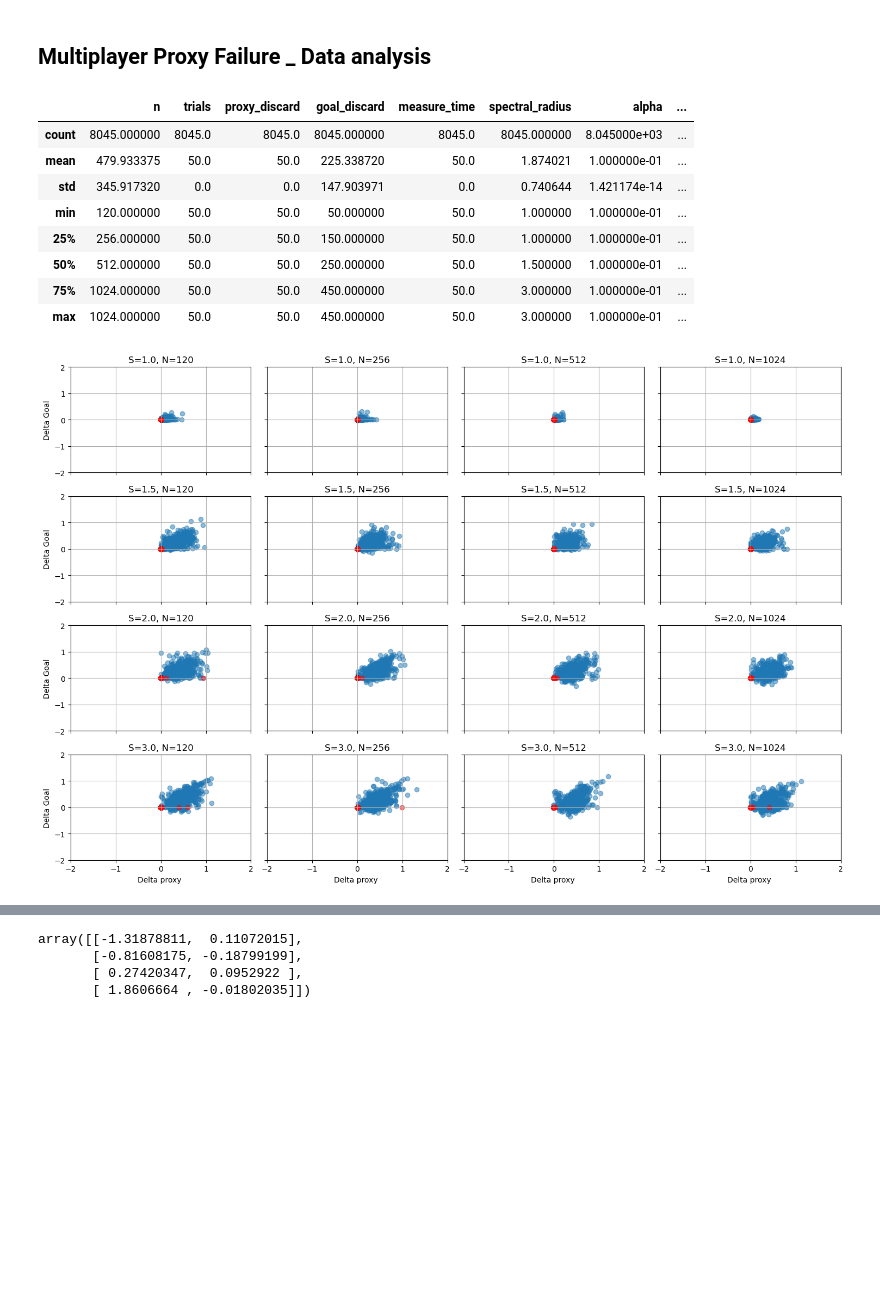
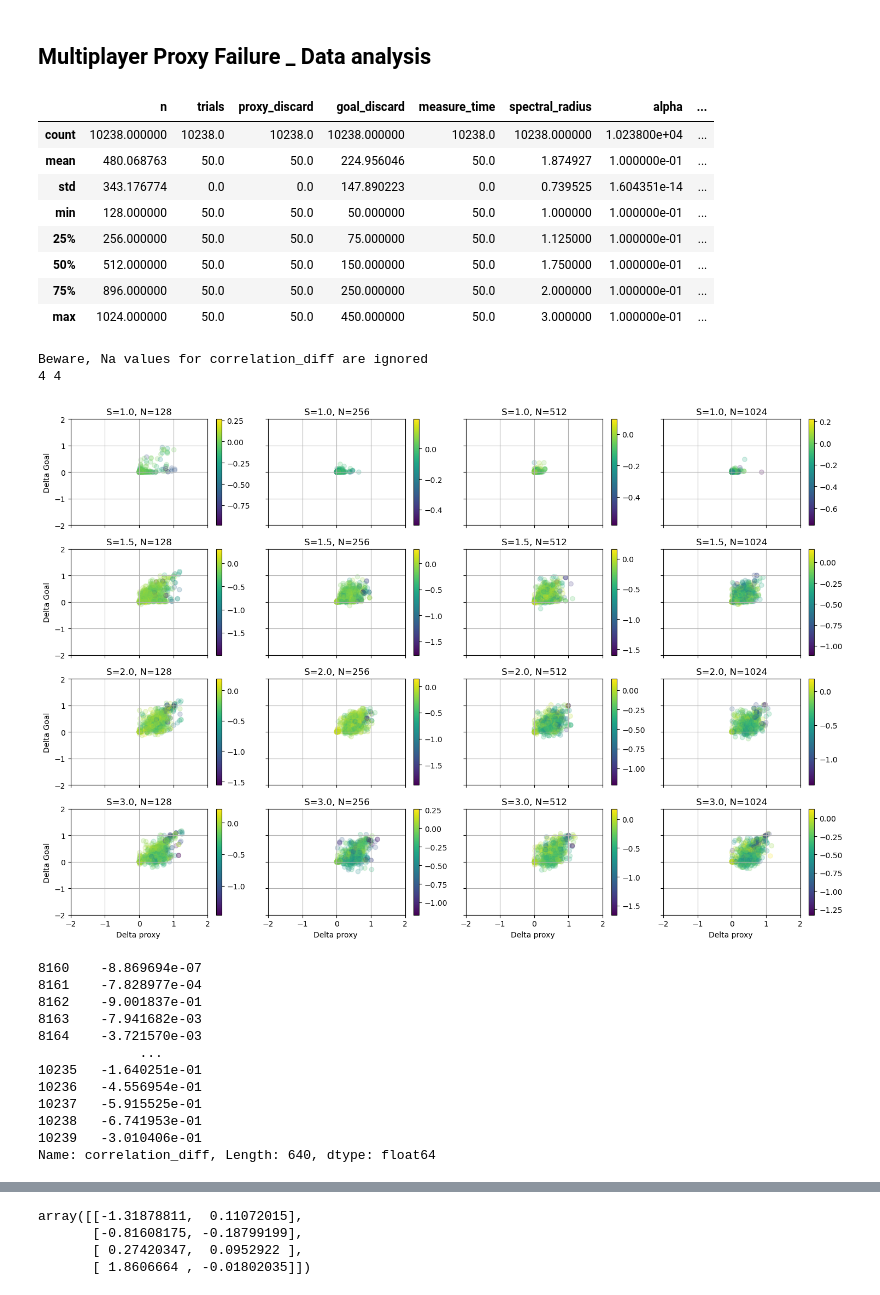
Before and after one commit to paulbanse/Proxy_General_Model, a Jupyter notebook: Clean_version/analyze_data.ipynb, the cells around one changed output, grey strips where cells are left out. Cells and saved outputs as stored; diff of their text form; code cells hidden in the pictures; blank space fills up the shorter version.

```diff
--- a/Clean_version/analyze_data.ipynb
+++ b/Clean_version/analyze_data.ipynb
@@ -11,8 +7,11 @@ import pandas as pd
 import matplotlib
 # %%
 # use pandas to read filtered data
-df = pd.read_csv('data_file_all__done.csv')
-#df = pd.read_csv('data_file_dump_baby.csv')
+df = pd.read_csv('data_file_dump_proba.csv')
+
+#fuse the two dataframes
+
+
 pd.set_option('display.max_columns', None)
 
 df["goal_improvement"] = df["maxed_goal_value"] - df["goal_base"]
@@ -24,17 +23,17 @@ df['E'] = df["avg_number_of_edges"]
 df['S'] = df["spectral_radius"]
 df['N'] = df["n"]
 
-sub_df = df[df["correlation_diff"].notna()]
+sub_df = df[df["correlation_diff"].notna()]  ## It is normal that some
 sub_df.describe()
 # %% [output]
 |  | n | trials | proxy_discard | goal_discard | measure_time | spectral_radius | alpha | ... |
-| count | 8045.000000 | 8045.0 | 8045.0 | 8045.000000 | 8045.0 | 8045.000000 | 8.045000e+03 | ... |
-| mean | 479.933375 | 50.0 | 50.0 | 225.338720 | 50.0 | 1.874021 | 1.000000e-01 | ... |
-| std | 345.917320 | 0.0 | 0.0 | 147.903971 | 0.0 | 0.740644 | 1.421174e-14 | ... |
-| min | 120.000000 | 50.0 | 50.0 | 50.000000 | 50.0 | 1.000000 | 1.000000e-01 | ... |
-| 25% | 256.000000 | 50.0 | 50.0 | 150.000000 | 50.0 | 1.000000 | 1.000000e-01 | ... |
-| 50% | 512.000000 | 50.0 | 50.0 | 250.000000 | 50.0 | 1.500000 | 1.000000e-01 | ... |
-| 75% | 1024.000000 | 50.0 | 50.0 | 450.000000 | 50.0 | 3.000000 | 1.000000e-01 | ... |
+| count | 10238.000000 | 10238.0 | 10238.0 | 10238.000000 | 10238.0 | 10238.000000 | 1.023800e+04 | ... |
+| mean | 480.068763 | 50.0 | 50.0 | 224.956046 | 50.0 | 1.874927 | 1.000000e-01 | ... |
+| std | 343.176774 | 0.0 | 0.0 | 147.890223 | 0.0 | 0.739525 | 1.604351e-14 | ... |
+| min | 128.000000 | 50.0 | 50.0 | 50.000000 | 50.0 | 1.000000 | 1.000000e-01 | ... |
+| 25% | 256.000000 | 50.0 | 50.0 | 75.000000 | 50.0 | 1.125000 | 1.000000e-01 | ... |
+| 50% | 512.000000 | 50.0 | 50.0 | 150.000000 | 50.0 | 1.750000 | 1.000000e-01 | ... |
+| 75% | 896.000000 | 50.0 | 50.0 | 250.000000 | 50.0 | 2.000000 | 1.000000e-01 | ... |
 | max | 1024.000000 | 50.0 | 50.0 | 450.000000 | 50.0 | 3.000000 | 1.000000e-01 | ... |
 # %%
 from scipy.optimize import curve_fit
@@ -46,37 +45,65 @@ from itertools import product
 
 def plot_deltagoal_vs_deltaproxcorrelation_along(df, param1, param2):
     ''' find all possible values of param1 and param2 in the dataframe df
         and plot the delta goal vs delta proxy for each combination of param1 and param2
     '''
+    print("Beware, Na values for correlation_diff are ignored")
     param1_values = df[param1].unique()
     param2_values = df[param2].unique()
     param_combinations = list(product(param1_values, param2_values))
+    print(len(param1_values), len(param2_values))
     fig, axes = plt.subplots(len(param1_values), len(param2_values), figsize=(15, 10), sharex=True, sharey=True)
     for (p1, p2) in param_combinations:
         sub_df = df[(df[param1] == p1) & (df[param2] == p2)]
+        sub_df_no_na = sub_df[sub_df["correlation_diff"].notna()]
+        sub_df_no_na = sub_df_no_na[sub_df_no_na["correlation_diff"] > -1.999]
+        sub_df = sub_df_no_na
+
         xi = param1_values.tolist().index(p1)
         yi = param2_values.tolist().index(p2)
         ax = axes[xi, yi]
 
+        # scale all colors to be between -1 and 1
 
-        ax.scatter(sub_df["proxy_improvement"],sub_df["goal_improvement"], alpha = 0.5)
-        na_df = sub_df[sub_df["correlation_diff"].isna()]
-        ax.scatter(na_df["goal_improvement"],[0]*len(na_df), color = "r", alpha = 0.5)
+
+
+        ax.scatter(sub_df["proxy_improvement"],sub_df["goal_improvement"], alpha = 0.2,c=sub_df["correlation_diff"], cmap='viridis')
+
+        #remove transparency from colorbar
+        cbar = plt.colorbar(ax.collections[0], ax=ax)
+        cbar.solids.set_alpha(1)
+
         ax.set_title(f'{param1}={p1}, {param2}={p2}')
         if param2_values.tolist().index(p2) == 0:
             ax.set_ylabel('Delta Goal')
         if param1_values.tolist().index(p1) == len(param1_values)-1:
+            #ax.set_xlabel('Delta goal in ideal case')
             ax.set_xlabel('Delta proxy ')
 
         ax.grid()
         ax.set_xlim(-2, 2)
         ax.set_ylim(-2, 2)
     plt.tight_layout()
     plt.show()
+    print(sub_df["correlation_diff"])
 
 plot_deltagoal_vs_deltaproxcorrelation_along(df, 'S', 'N')
 # %% [output]
+Beware, Na values for correlation_diff are ignored
+4 4
-[figure, old version]
+[figure, new version]
+8160    -8.869694e-07
+8161    -7.828977e-04
+8162    -9.001837e-01
+8163    -7.941682e-03
+8164    -3.721570e-03
+             ...
+10235   -1.640251e-01
+10236   -4.556954e-01
+10237   -5.915525e-01
+10238   -6.741953e-01
+10239   -3.010406e-01
+Name: correlation_diff, Length: 640, dtype: float64
 # %%
 plot_deltagoal_vs_deltaproxcorrelation_along(df, "D", 'E')
 # %% [output]
```
Also changed, not shown: parts of 15 cells of this notebook, 10 other files.
